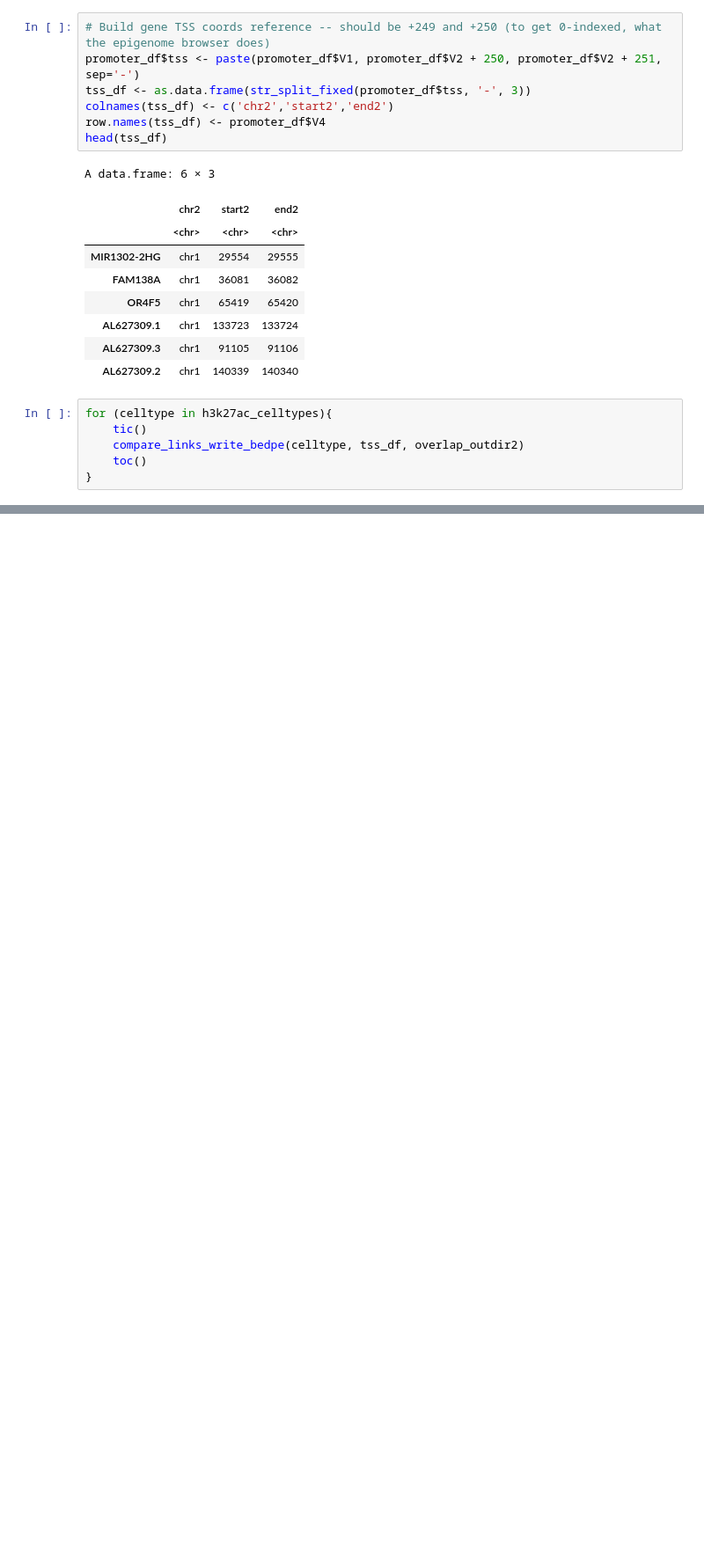
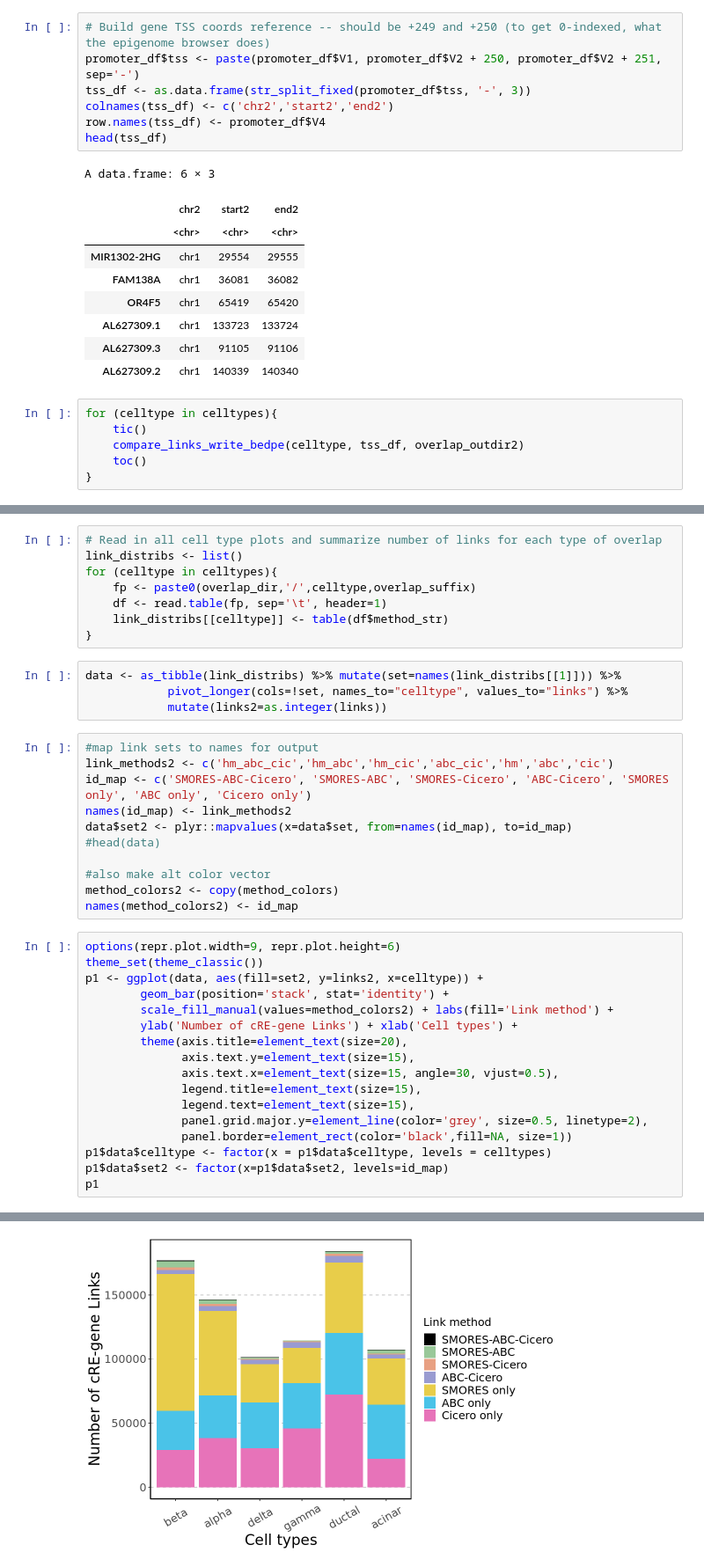
Before and after one commit to Gaulton-Lab/non-diabetic-islet-multiomics, a Jupyter notebook: code/1b_Predict_cRE-gene_links/3_Links_Methods_Basic_Comparisons.ipynb, the cells around one changed output, grey strips where cells are left out. Shown at 88% size. Cells and saved outputs as stored; diff of their text form; blank space fills up the shorter version.

```diff
--- a/code/1b_Predict_cRE-gene_links/3_Links_Methods_Basic_Comparisons.ipynb
+++ b/code/1b_Predict_cRE-gene_links/3_Links_Methods_Basic_Comparisons.ipynb
@@ -662,7 +193,7 @@ A data.frame: 6 × 3
 | AL627309.3 | chr1 | 91105 | 91106 |
 | AL627309.2 | chr1 | 140339 | 140340 |
 # %%
-for (celltype in h3k27ac_celltypes){
+for (celltype in celltypes){
     tic()
     compare_links_write_bedpe(celltype, tss_df, overlap_outdir2)
     toc()
@@ -857,0 +203,41 @@ dbl (8): start, end, start2, end2, max_score, hm_score, abc_score, cic_score
+# %%
+# Read in all cell type plots and summarize number of links for each type of overlap
+link_distribs <- list()
+for (celltype in celltypes){
+    fp <- paste0(overlap_dir,'/',celltype,overlap_suffix)
+    df <- read.table(fp, sep='\t', header=1)
+    link_distribs[[celltype]] <- table(df$method_str)
+}
+# %%
+data <- as_tibble(link_distribs) %>% mutate(set=names(link_distribs[[1]])) %>%
+            pivot_longer(cols=!set, names_to="celltype", values_to="links") %>%
+            mutate(links2=as.integer(links))
+# %%
+#map link sets to names for output
+link_methods2 <- c('hm_abc_cic','hm_abc','hm_cic','abc_cic','hm','abc','cic')
+id_map <- c('SMORES-ABC-Cicero', 'SMORES-ABC', 'SMORES-Cicero', 'ABC-Cicero', 'SMORES only', 'ABC only', 'Cicero only')
+names(id_map) <- link_methods2
+data$set2 <- plyr::mapvalues(x=data$set, from=names(id_map), to=id_map)
+#head(data)
+
+#also make alt color vector
+method_colors2 <- copy(method_colors)
+names(method_colors2) <- id_map
+# %%
+options(repr.plot.width=9, repr.plot.height=6)
+theme_set(theme_classic())
+p1 <- ggplot(data, aes(fill=set2, y=links2, x=celltype)) +
+        geom_bar(position='stack', stat='identity') +
+        scale_fill_manual(values=method_colors2) + labs(fill='Link method') +
+        ylab('Number of cRE-gene Links') + xlab('Cell types') +
+        theme(axis.title=element_text(size=20),
+              axis.text.y=element_text(size=15),
+              axis.text.x=element_text(size=15, angle=30, vjust=0.5),
+              legend.title=element_text(size=15),
+              legend.text=element_text(size=15),
+              panel.grid.major.y=element_line(color='grey', size=0.5, linetype=2),
+              panel.border=element_rect(color='black',fill=NA, size=1))
+p1$data$celltype <- factor(x = p1$data$celltype, levels = celltypes)
+p1$data$set2 <- factor(x=p1$data$set2, levels=id_map)
+p1
+# %% [output]
@@ -857,0 +250 @@ dbl (8): start, end, start2, end2, max_score, hm_score, abc_score, cic_score
+[figure, added]
```
Also changed, not shown: parts of 58 cells of this notebook.
